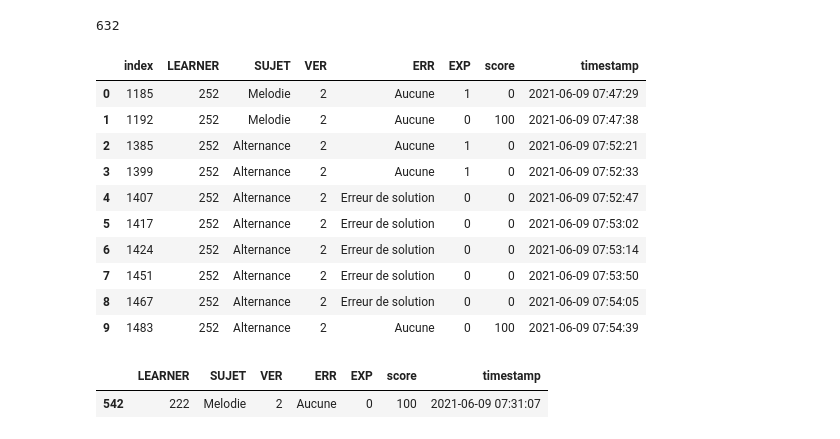
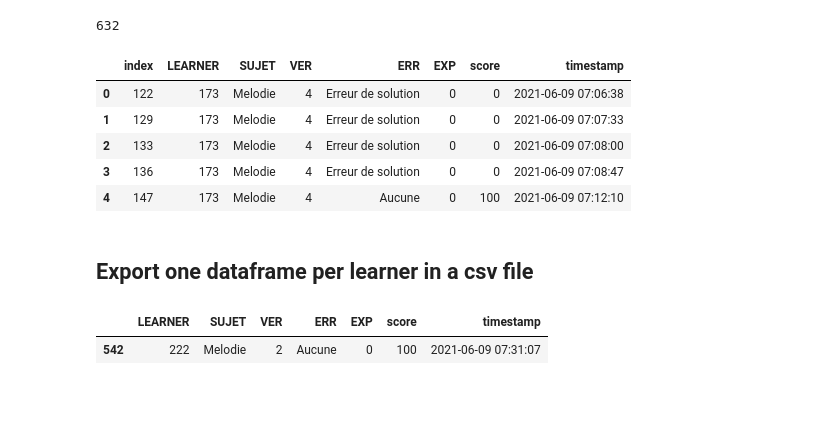
Before and after one commit to Amine102/xCALE, a Jupyter notebook: KnowledgeTracing/Data-Extraction/PAP-1.ipynb, the cells around one changed output. Drawn from its saved outputs; the diff is of its cells as text; code cells hidden in the pictures; blank space fills up the shorter version.

```diff
--- a/KnowledgeTracing/Data-Extraction/PAP-1.ipynb
+++ b/KnowledgeTracing/Data-Extraction/PAP-1.ipynb
@@ -292,22 +317,19 @@ len(learners)
 # %% [output]
 632
 # %%
-particip_exercices[  (particip_exercices.LEARNER==learners[19])
+particip_exercices[  (particip_exercices.LEARNER==learners[2])
                    & (particip_exercices['SUJET'].str.contains('|'.join(["Melodie","Alternance"])))
-                   & (particip_exercices.VER==2)
+                   & (particip_exercices.VER==4)
                   ].reset_index()
 # %% [output]
 |  | index | LEARNER | SUJET | VER | ERR | EXP | score | timestamp |
-| 0 | 1185 | 252 | Melodie | 2 | Aucune | 1 | 0 | 2021-06-09 07:47:29 |
-| 1 | 1192 | 252 | Melodie | 2 | Aucune | 0 | 100 | 2021-06-09 07:47:38 |
-| 2 | 1385 | 252 | Alternance | 2 | Aucune | 1 | 0 | 2021-06-09 07:52:21 |
-| 3 | 1399 | 252 | Alternance | 2 | Aucune | 1 | 0 | 2021-06-09 07:52:33 |
-| 4 | 1407 | 252 | Alternance | 2 | Erreur de solution | 0 | 0 | 2021-06-09 07:52:47 |
-| 5 | 1417 | 252 | Alternance | 2 | Erreur de solution | 0 | 0 | 2021-06-09 07:53:02 |
-| 6 | 1424 | 252 | Alternance | 2 | Erreur de solution | 0 | 0 | 2021-06-09 07:53:14 |
-| 7 | 1451 | 252 | Alternance | 2 | Erreur de solution | 0 | 0 | 2021-06-09 07:53:50 |
-| 8 | 1467 | 252 | Alternance | 2 | Erreur de solution | 0 | 0 | 2021-06-09 07:54:05 |
-| 9 | 1483 | 252 | Alternance | 2 | Aucune | 0 | 100 | 2021-06-09 07:54:39 |
+| 0 | 122 | 173 | Melodie | 4 | Erreur de solution | 0 | 0 | 2021-06-09 07:06:38 |
+| 1 | 129 | 173 | Melodie | 4 | Erreur de solution | 0 | 0 | 2021-06-09 07:07:33 |
+| 2 | 133 | 173 | Melodie | 4 | Erreur de solution | 0 | 0 | 2021-06-09 07:08:00 |
+| 3 | 136 | 173 | Melodie | 4 | Erreur de solution | 0 | 0 | 2021-06-09 07:08:47 |
+| 4 | 147 | 173 | Melodie | 4 | Aucune | 0 | 100 | 2021-06-09 07:12:10 |
+# %% [markdown]
+## Export one dataframe per learner in a csv file
 # %%
 def expressExercisingMode(exerciceMode):
     if exerciceMode=="Validation sans erreur":
```
Also changed, not shown: parts of 6 cells of this notebook, 16 other files.
